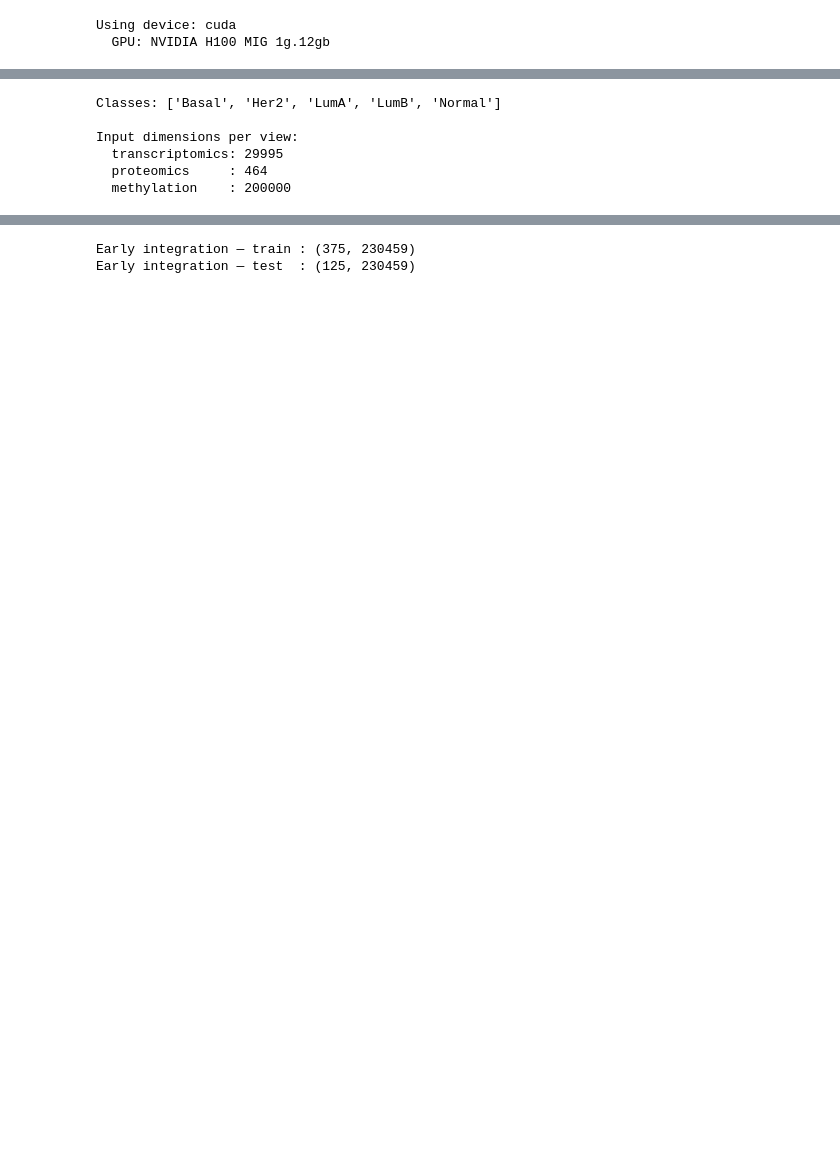
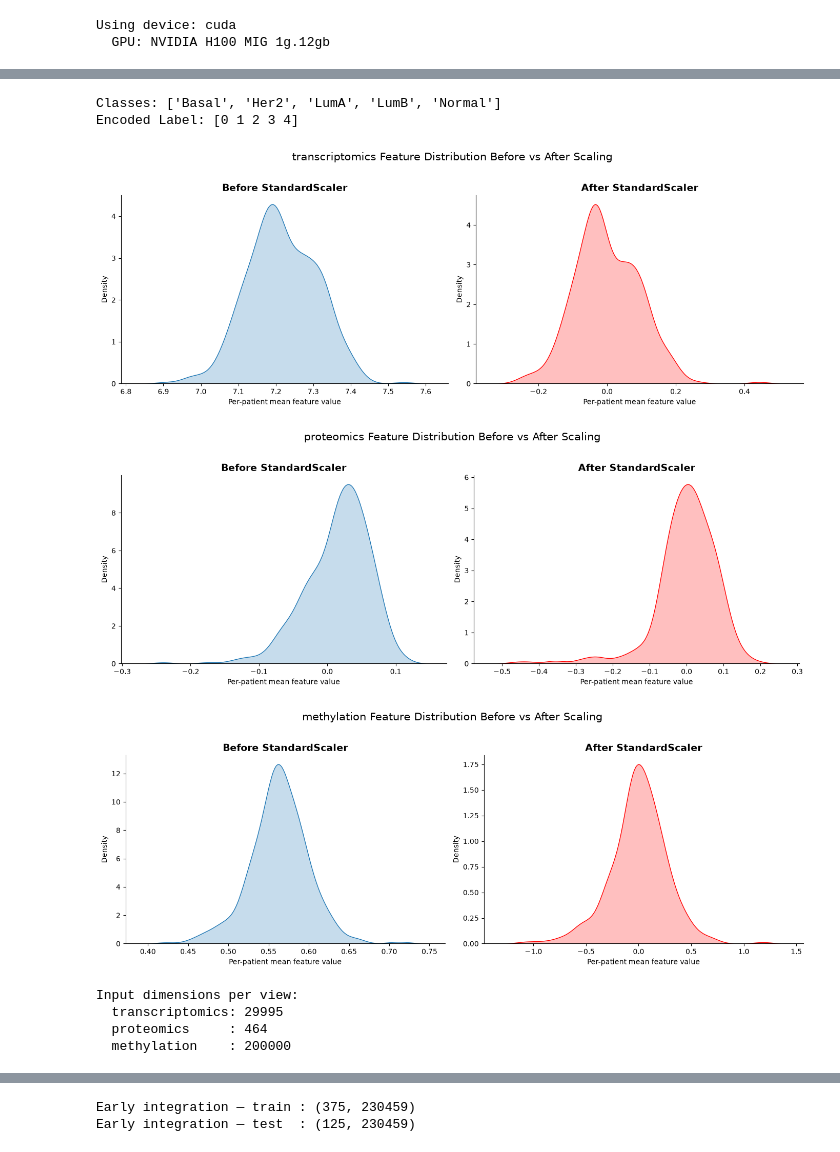
Before and after one commit to Barry8197/ECCB2026_TEST, a Jupyter notebook: sessions/session-2-multi-omics/part-3-deep-learning-methods.ipynb, the cells around one changed output, grey strips where cells are left out. Cells and saved outputs as stored; diff of their text form; code cells hidden in the pictures; blank space fills up the shorter version.

```diff
--- a/sessions/session-2-multi-omics/part-3-deep-learning-methods.ipynb
+++ b/sessions/session-2-multi-omics/part-3-deep-learning-methods.ipynb
@@ -187,33 +198,60 @@ Neural networks train more reliably when features are on a comparable scale.
 # %%
 # ── Label encoding ────────────────────────────────────────────────────────────
 label_encoder = LabelEncoder()
 y_train = label_encoder.fit_transform(y_raw.loc[train_ids])
 y_test  = label_encoder.transform(y_raw.loc[test_ids])
 
 class_names = label_encoder.classes_
 n_classes   = len(class_names)
 print("Classes:", list(class_names))
+print("Encoded Label:",label_encoder.transform(label_encoder.classes_))
 
 # ── Feature scaling (fit on train, apply to test) ─────────────────────────────
 scalers      = {}
 X_train_views = {}
 X_test_views  = {}
 
 for name, X in X_views.items():
-    scaler = StandardScaler()
-    X_train_views[name] = scaler.fit_transform(X.loc[train_ids]).astype(np.float32)
-    X_test_views[name]  = scaler.transform(X.loc[test_ids]).astype(np.float32)
-    scalers[name] = scaler
+    fig, axes = plt.subplots(1, 2, figsize=(14, 5))
+
+    sns.kdeplot(X.mean(axis = 1), fill=True, ax=axes[0])
+    axes[0].set_title("Before StandardScaler", fontsize=14, fontweight="bold")
+    axes[0].set_xlabel("Per-patient mean feature value")
+    axes[0].set_ylabel("Density")
+    axes[0].spines[["top", "right"]].set_visible(False)
+
+    if np.isclose(X.iloc[: , 0].mean() , 0, rtol=1e-2) and np.isclose(X.iloc[: , 0].std() , 1, rtol=1e-2) :
+        print(f'{name} is already standardised')
+        X_train_views[name] = X.loc[train_ids].astype(np.float32)
+        X_test_views[name]  = X.loc[test_ids].astype(np.float32)
+    else :
+        scaler = StandardScaler()
+        X_train_views[name] = scaler.fit_transform(X.loc[train_ids]).astype(np.float32)
+        X_test_views[name]  = scaler.transform(X.loc[test_ids]).astype(np.float32)
+        scalers[name] = scaler
+
+    sns.kdeplot(X_train_views[name].mean(axis = 1), fill=True, ax=axes[1] , color='red')
+    axes[1].set_title("After StandardScaler", fontsize=14, fontweight="bold")
+    axes[1].set_xlabel("Per-patient mean feature value")
+    axes[1].set_ylabel("Density")
+    axes[1].spines[["top", "right"]].set_visible(False)
+
+    plt.suptitle(f"{name} Feature Distribution Before vs After Scaling", fontsize=15, y=1.02)
+    plt.tight_layout()
+    plt.show()
 
 input_dims = {name: arr.shape[1] for name, arr in X_train_views.items()}
 print("\nInput dimensions per view:")
 for name, dim in input_dims.items():
     print(f"  {name:15s}: {dim}")
 # %% [output]
 Classes: ['Basal', 'Her2', 'LumA', 'LumB', 'Normal']
-
-Input dimensions per view:
-  transcriptomics: 29995
-  proteomics     : 464
-  methylation    : 200000
+Encoded Label: [0 1 2 3 4]
+[figure, added]
+[figure, added]
+[figure, added]
+Input dimensions per view:
+  transcriptomics: 29995
+  proteomics     : 464
+  methylation    : 200000
 # %% [markdown]
```
Also changed, not shown: parts of 27 cells of this notebook, 6 other files.
